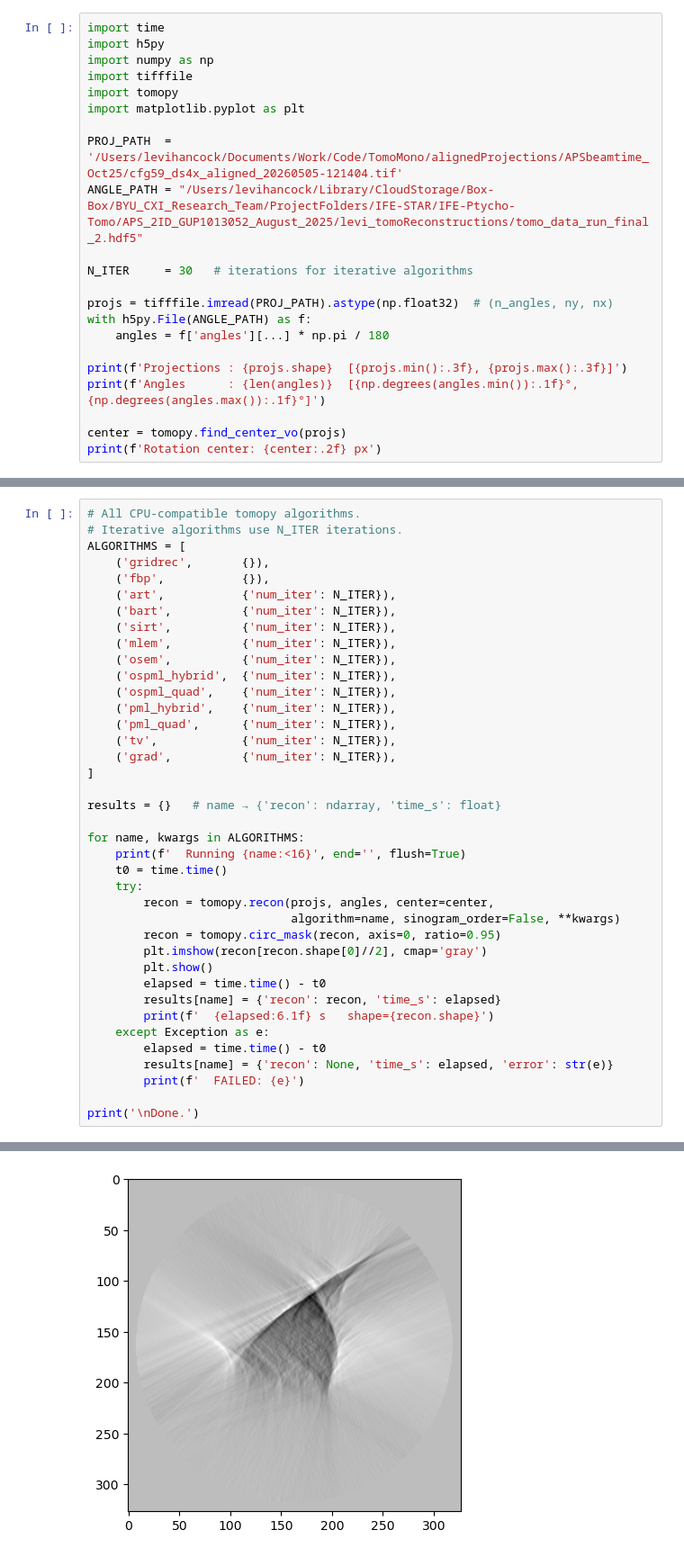
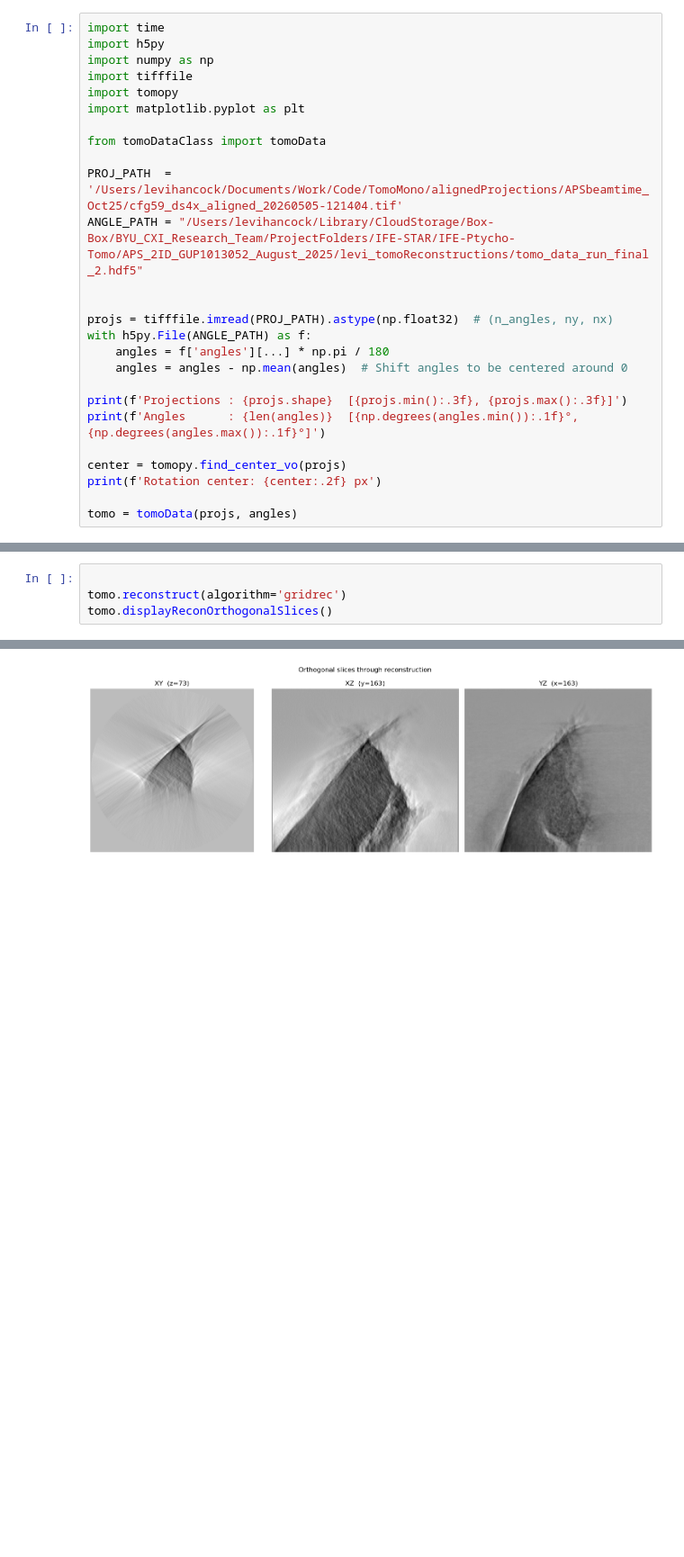
Before and after one commit to levijh1/TomoMono, a Jupyter notebook: recon_algorithm_comparison.ipynb, the cells around one changed output, grey strips where cells are left out. Shown at 90% size. Cells and saved outputs as stored; diff of their text form; blank space fills up the shorter version.

```diff
--- a/recon_algorithm_comparison.ipynb
+++ b/recon_algorithm_comparison.ipynb
@@ -6,19 +6,23 @@ import tifffile
 import tomopy
 import matplotlib.pyplot as plt
 
+from tomoDataClass import tomoData
+
 PROJ_PATH  = '/Users/levihancock/Documents/Work/Code/TomoMono/alignedProjections/APSbeamtime_Oct25/cfg59_ds4x_aligned_20260505-121404.tif'
 ANGLE_PATH = "/Users/levihancock/Library/CloudStorage/Box-Box/BYU_CXI_Research_Team/ProjectFolders/IFE-STAR/IFE-Ptycho-Tomo/APS_2ID_GUP1013052_August_2025/levi_tomoReconstructions/tomo_data_run_final_2.hdf5"
 
-N_ITER     = 30   # iterations for iterative algorithms
 
 projs = tifffile.imread(PROJ_PATH).astype(np.float32)  # (n_angles, ny, nx)
 with h5py.File(ANGLE_PATH) as f:
     angles = f['angles'][...] * np.pi / 180
+    angles = angles - np.mean(angles)  # Shift angles to be centered around 0
 
 print(f'Projections : {projs.shape}  [{projs.min():.3f}, {projs.max():.3f}]')
 print(f'Angles      : {len(angles)}  [{np.degrees(angles.min()):.1f}°, {np.degrees(angles.max()):.1f}°]')
 
 center = tomopy.find_center_vo(projs)
 print(f'Rotation center: {center:.2f} px')
+
+tomo = tomoData(projs, angles)
 # %% [output]
 Projections : (558, 146, 327)  [-6.368, 0.541]
@@ -26,41 +30,6 @@ Angles      : 558  [-72.0°, 58.8°]
 Rotation center: 163.25 px
 # %%
-# All CPU-compatible tomopy algorithms.
-# Iterative algorithms use N_ITER iterations.
-ALGORITHMS = [
-    ('gridrec',       {}),
-    ('fbp',           {}),
-    ('art',           {'num_iter': N_ITER}),
-    ('bart',          {'num_iter': N_ITER}),
-    ('sirt',          {'num_iter': N_ITER}),
-    ('mlem',          {'num_iter': N_ITER}),
-    ('osem',          {'num_iter': N_ITER}),
-    ('ospml_hybrid',  {'num_iter': N_ITER}),
-    ('ospml_quad',    {'num_iter': N_ITER}),
-    ('pml_hybrid',    {'num_iter': N_ITER}),
-    ('pml_quad',      {'num_iter': N_ITER}),
-    ('tv',            {'num_iter': N_ITER}),
-    ('grad',          {'num_iter': N_ITER}),
-]
 
-results = {}   # name → {'recon': ndarray, 'time_s': float}
-
-for name, kwargs in ALGORITHMS:
-    print(f'  Running {name:<16}', end='', flush=True)
-    t0 = time.time()
-    try:
-        recon = tomopy.recon(projs, angles, center=center,
-                             algorithm=name, sinogram_order=False, **kwargs)
-        recon = tomopy.circ_mask(recon, axis=0, ratio=0.95)
-        plt.imshow(recon[recon.shape[0]//2], cmap='gray')
-        plt.show()
-        elapsed = time.time() - t0
-        results[name] = {'recon': recon, 'time_s': elapsed}
-        print(f'  {elapsed:6.1f} s   shape={recon.shape}')
-    except Exception as e:
-        elapsed = time.time() - t0
-        results[name] = {'recon': None, 'time_s': elapsed, 'error': str(e)}
-        print(f'  FAILED: {e}')
-
-print('\nDone.')
+tomo.reconstruct(algorithm='gridrec')
+tomo.displayReconOrthogonalSlices()
 # %% [output]
@@ -68 +39 @@ print('\nDone.')
-[figure, old version]
+[figure, new version]
```
Also changed, not shown: parts of 6 cells of this notebook, 2 other files.
